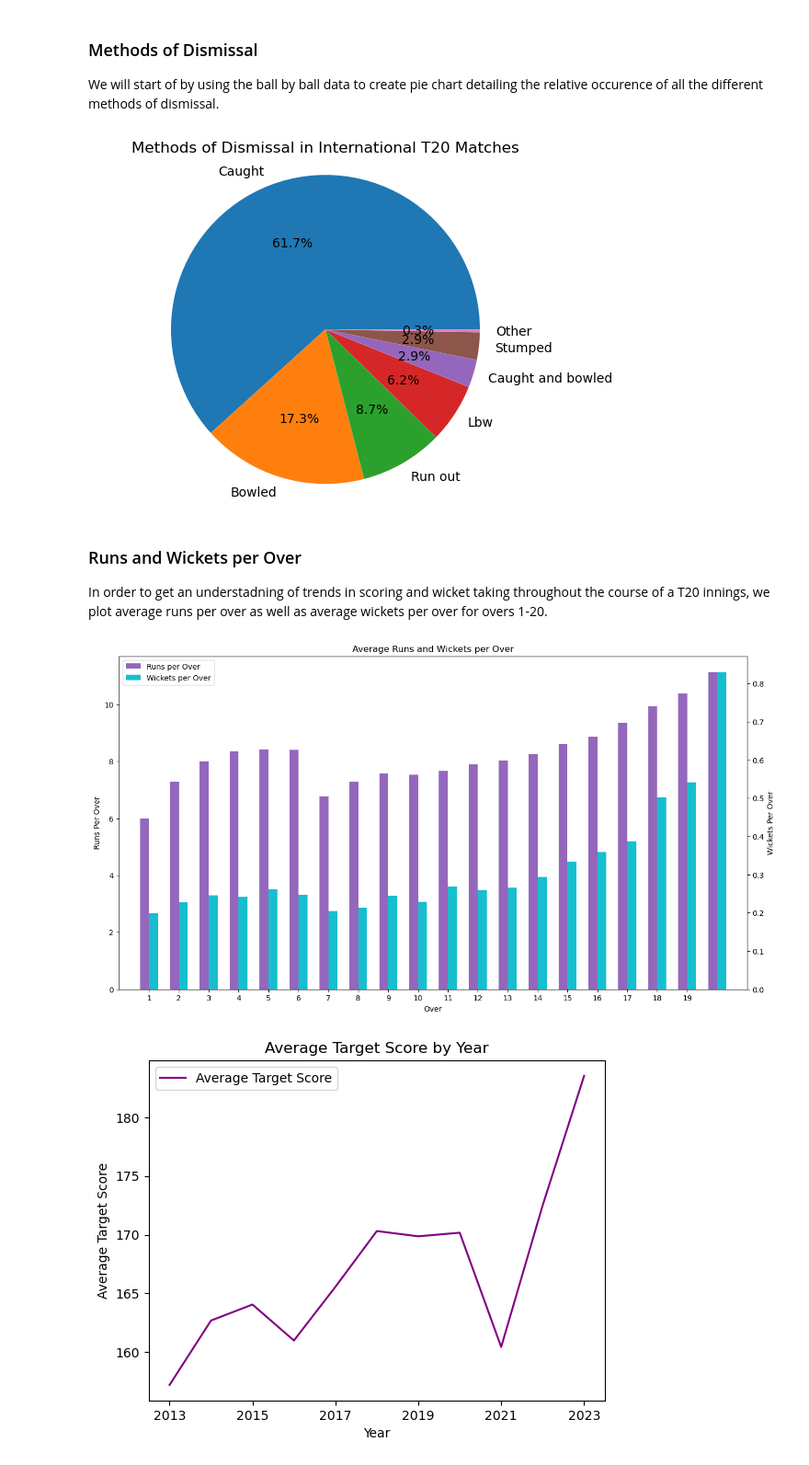
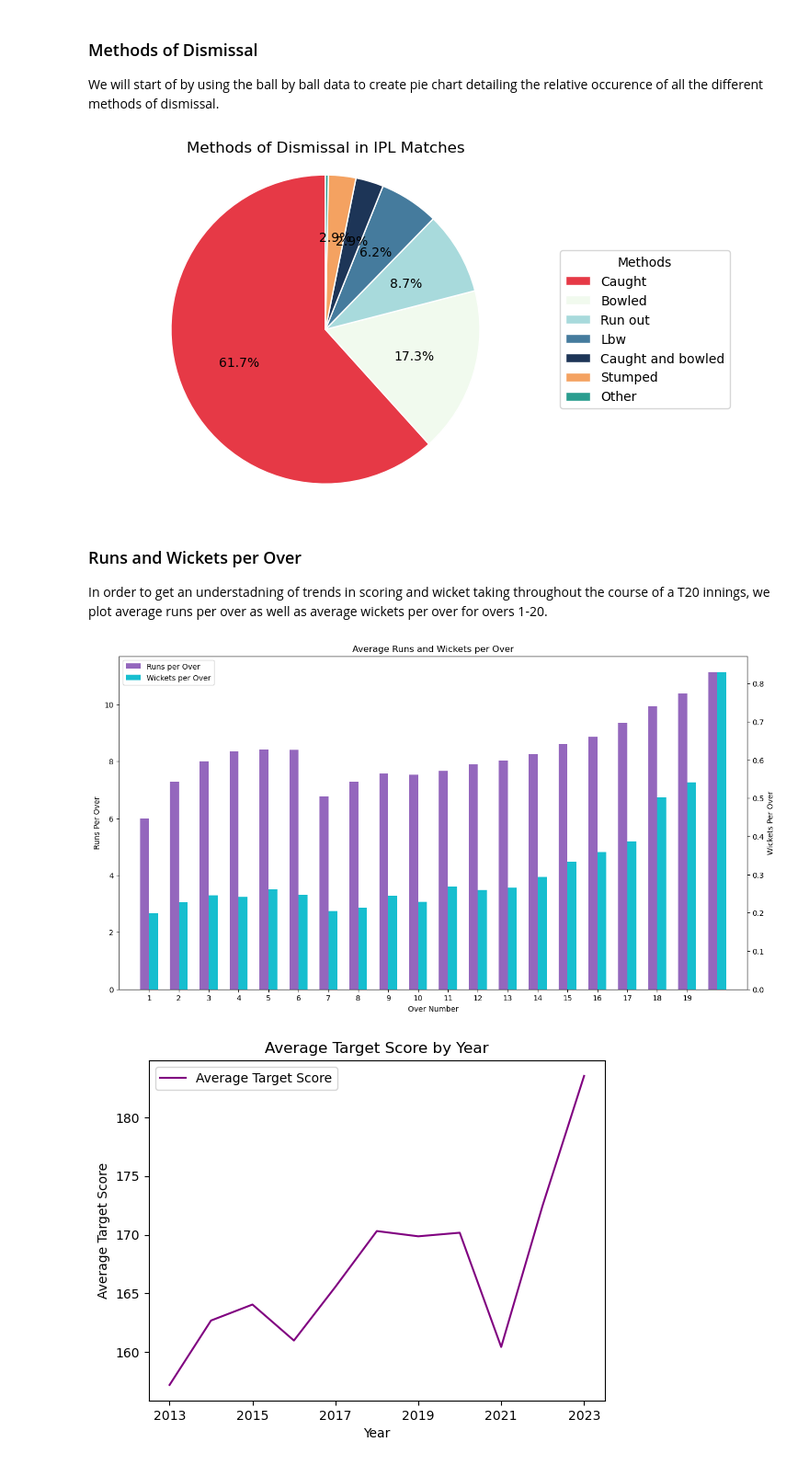
Before and after one commit to jamiewelsh25/Cricket_Data_Project, a Jupyter notebook: analysis_ipl.ipynb, the cells around one changed output. Shown at 92% size. Saved outputs shown, nothing was run; the diff lists cells and outputs as text; code cells hidden in the pictures.

```diff
--- a/analysis_ipl.ipynb
+++ b/analysis_ipl.ipynb
@@ -25,30 +16,53 @@ Name: count, dtype: int64
 # %%
 # Filter data frame to get rid of N/A values in the method column
 filtered_df = t20_data[t20_data['Method'] != 'N/A']
 
 # Count values in filtered data frame
 value_counts = filtered_df['Method'].value_counts()
 
 threshold = 50  # Set the minimum occurrence count for displaying a slice
 
 # Filter out the methods with occurrence count below the threshold
 filtered_value_counts = value_counts[value_counts >= threshold]
 
 # Create a custom "Other" category to group rare methods below the threshold
 other_count = value_counts[value_counts < threshold].sum()
-filtered_value_counts['other'] = other_count
+filtered_value_counts['Other'] = other_count
 
 # Capitalize the first letter of each label using str.capitalize()
 labels = filtered_value_counts.index.str.capitalize()
 
-# Plot the pie chart with the filtered value counts
-plt.pie(filtered_value_counts, labels=labels, autopct='%.1f%%')
+# Define custom colors for the pie chart slices
+colors = ['#E63946', '#F1FAEE', '#A8DADC', '#457B9D', '#1D3557', '#F4A261', '#2A9D8F']
 
-plt.axis('equal')  # Equal aspect ratio ensures that pie is drawn as a circle.
-plt.title('Methods of Dismissal in International T20 Matches')
+# Create a figure and axis
+fig, ax = plt.subplots()
+
+# Plot the pie chart with the filtered value counts, remove percentages < 1%
+def autopct_filter(pct):
+    return f'{pct:.1f}%' if pct >= 1 else ''
+
+wedges, texts, _ = ax.pie(
+    filtered_value_counts,
+    labels=None,  # Remove labels for now
+    autopct=autopct_filter,  # Customize autopct to filter percentages
+    startangle=90,
+    colors=colors,
+    wedgeprops={'edgecolor': 'white'},  # Add white edge color for better visibility
+)
+
+# Add a legend with custom labels
+ax.legend(labels, title="Methods", loc="center left", bbox_to_anchor=(1, 0, 0.5, 1))
+
+# Equal aspect ratio ensures that pie is drawn as a circle
+ax.axis('equal')
+
+# Set the title
+plt.title('Methods of Dismissal in IPL Matches')
+
 plt.show()
 # %% [output]
-[figure, old version]
+[figure, new version]
 # %% [markdown]
 ### Runs and Wickets per Over
 
@@ -70,7 +84,7 @@ for over in overs:
 fig , ax = plt.subplots(figsize=(15, 8))
 
 # Set the x-axis label
-ax.set_xlabel('Over')
+ax.set_xlabel('Over Number')
 
 # Set the y-axis label for the first field
 ax.set_ylabel('Runs Per Over', color='k')
@@ -98,7 +112,7 @@ plt.xticks(np.arange(1, 20, step=1))
 plt.title('Average Runs and Wickets per Over')
 plt.show()
 # %% [output]
-[figure, old version]
+[figure, new version]
 # %%
 years = ['2013', '2014', '2015', '2016', '2017', '2018', '2019', '2020', '2021', '2022', '2023']
 year_targets = []
```
Also changed, not shown: parts of 8 cells of this notebook, 5 other files.
